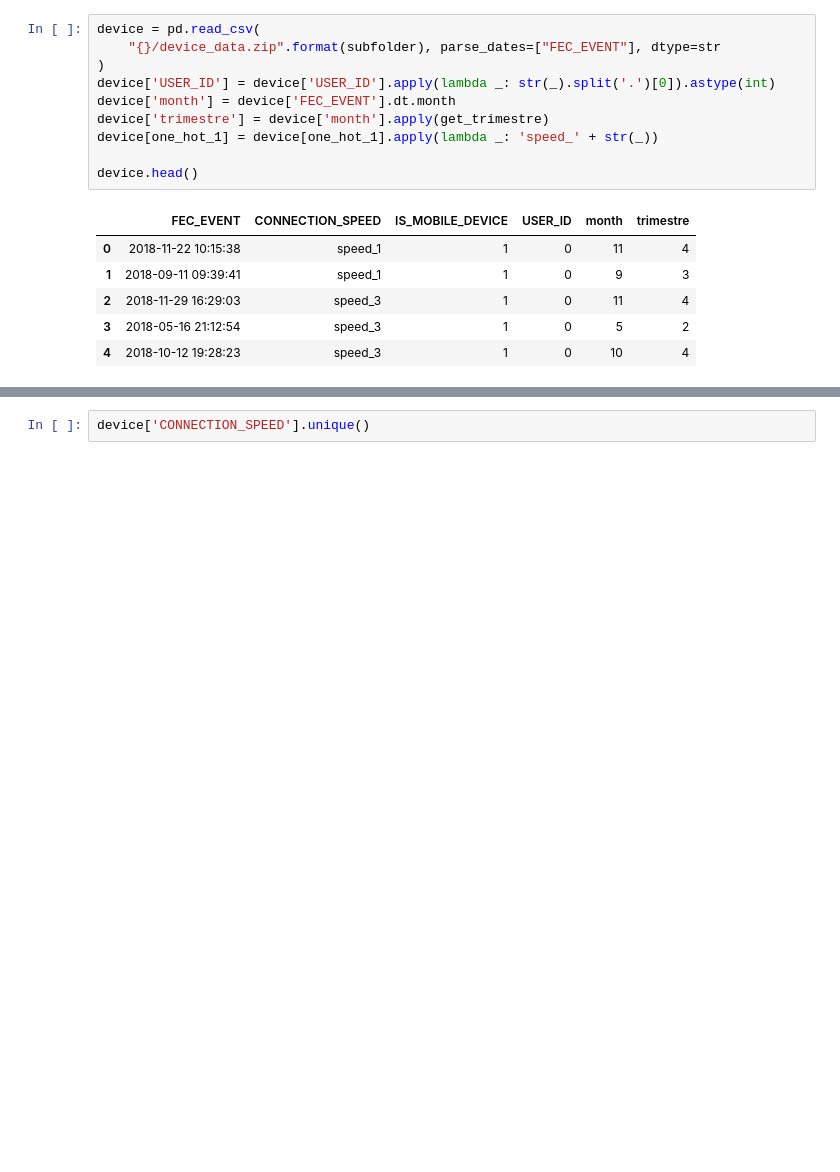
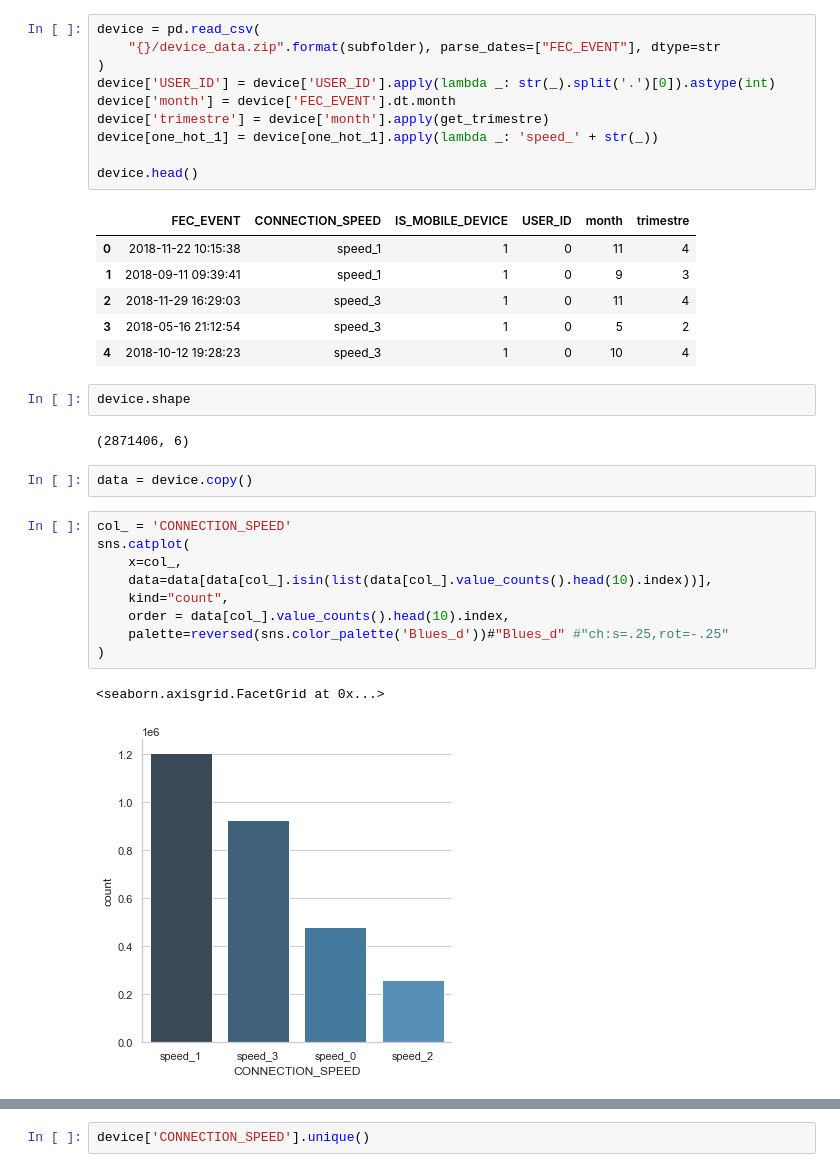
Before and after one commit to kendalvictor/Paper2021-01, a Jupyter notebook: BANCO GALICIA/2.1_group_device.ipynb, the cells around one changed output, grey strips where cells are left out. Saved outputs shown, nothing was run; the diff lists cells and outputs as text; blank space fills up the shorter version.

```diff
--- a/BANCO GALICIA/2.1_group_device.ipynb
+++ b/BANCO GALICIA/2.1_group_device.ipynb
@@ -73,3 +73,21 @@ device.head()
 | 2 | 2018-11-29 16:29:03 | speed_3 | 1 | 0 | 11 | 4 |
 | 3 | 2018-05-16 21:12:54 | speed_3 | 1 | 0 | 5 | 2 |
 | 4 | 2018-10-12 19:28:23 | speed_3 | 1 | 0 | 10 | 4 |
+# %%
+device.shape
+# %% [output]
+(2871406, 6)
+# %%
+data = device.copy()
+# %%
+col_ = 'CONNECTION_SPEED'
+sns.catplot(
+    x=col_,
+    data=data[data[col_].isin(list(data[col_].value_counts().head(10).index))],
+    kind="count",
+    order = data[col_].value_counts().head(10).index,
+    palette=reversed(sns.color_palette('Blues_d'))#"Blues_d" #"ch:s=.25,rot=-.25"
+)
+# %% [output]
+<seaborn.axisgrid.FacetGrid at 0x...>
+[figure, added]
```
Also changed, not shown: parts of 1 cell of this notebook, 5 other files.
